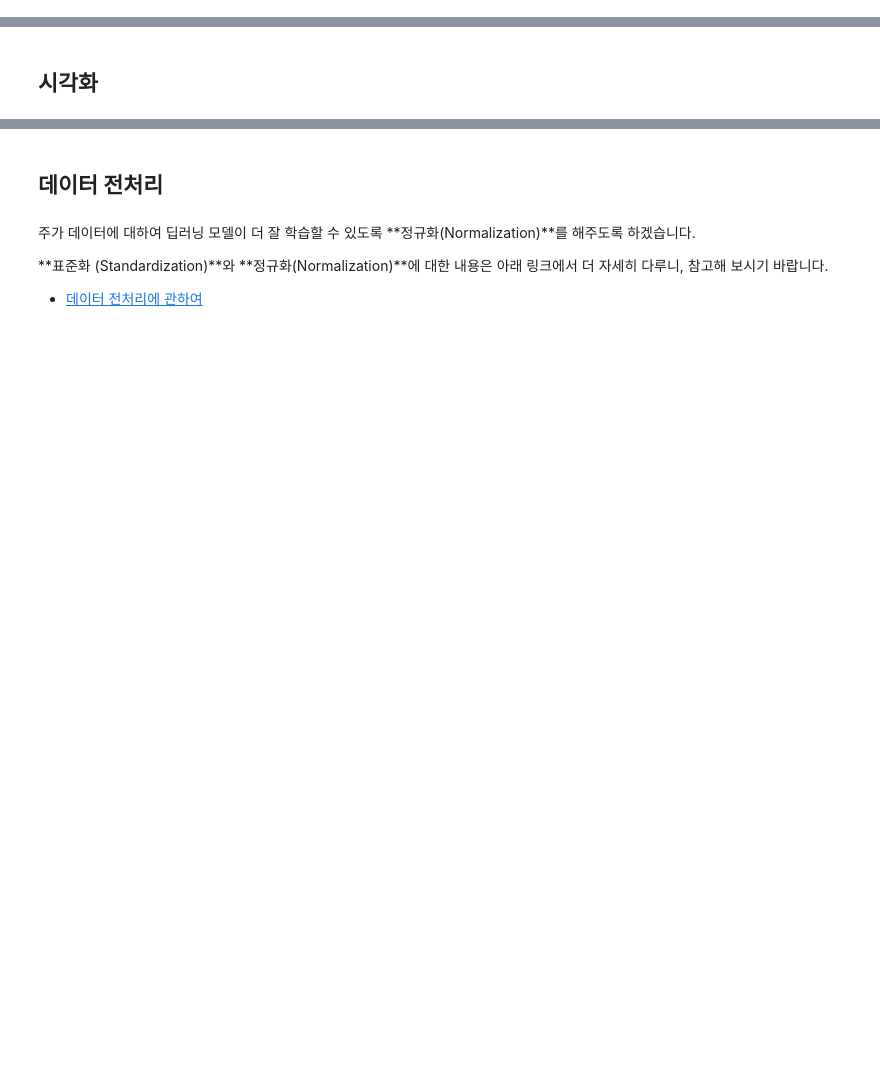
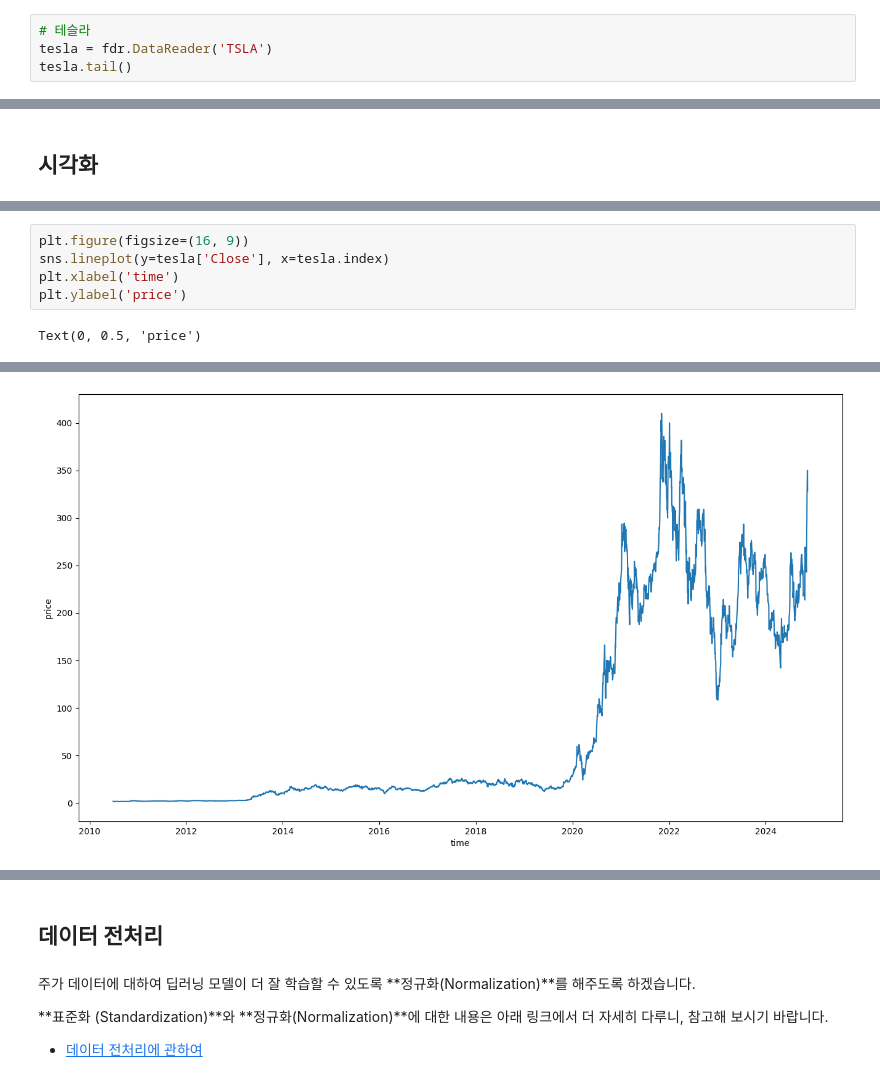
Before and after one commit to jibin1018/-, a Jupyter notebook: 04-TensorFlow2.0/01-삼성전자-주가예측/02-LSTM-stock-forecasting-with-LSTM-financedatareader.ipynb, the cells around one changed output, grey strips where cells are left out. Drawn from its saved outputs; the diff is of its cells as text; blank space fills up the shorter version.

```diff
--- a/04-TensorFlow2.0/01-삼성전자-주가예측/02-LSTM-stock-forecasting-with-LSTM-financedatareader.ipynb
+++ b/04-TensorFlow2.0/01-삼성전자-주가예측/02-LSTM-stock-forecasting-with-LSTM-financedatareader.ipynb
@@ -143,0 +293,4 @@ ford.tail()
+# %%
+# 테슬라
+tesla = fdr.DataReader('TSLA')
+tesla.tail()
@@ -217,0 +412,7 @@ Text(0, 0.5, 'price')
+# %%
+plt.figure(figsize=(16, 9))
+sns.lineplot(y=tesla['Close'], x=tesla.index)
+plt.xlabel('time')
+plt.ylabel('price')
+# %% [output]
+Text(0, 0.5, 'price')
@@ -217,0 +436 @@ Text(0, 0.5, 'price')
+[figure, added]
```
Also changed, not shown: parts of 65 cells of this notebook.
